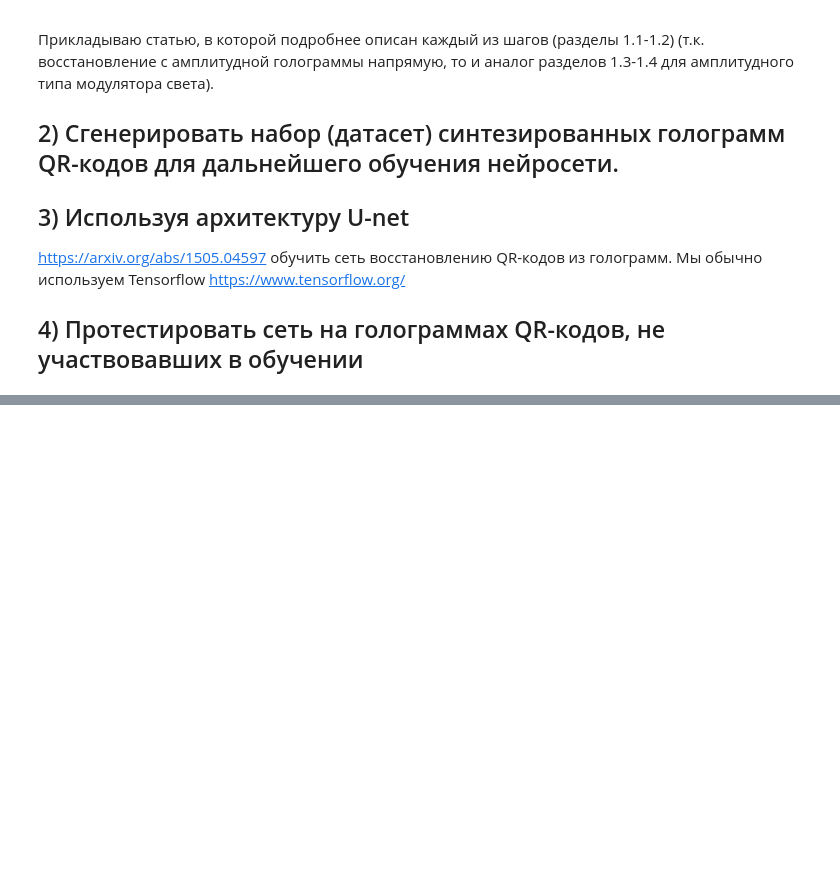
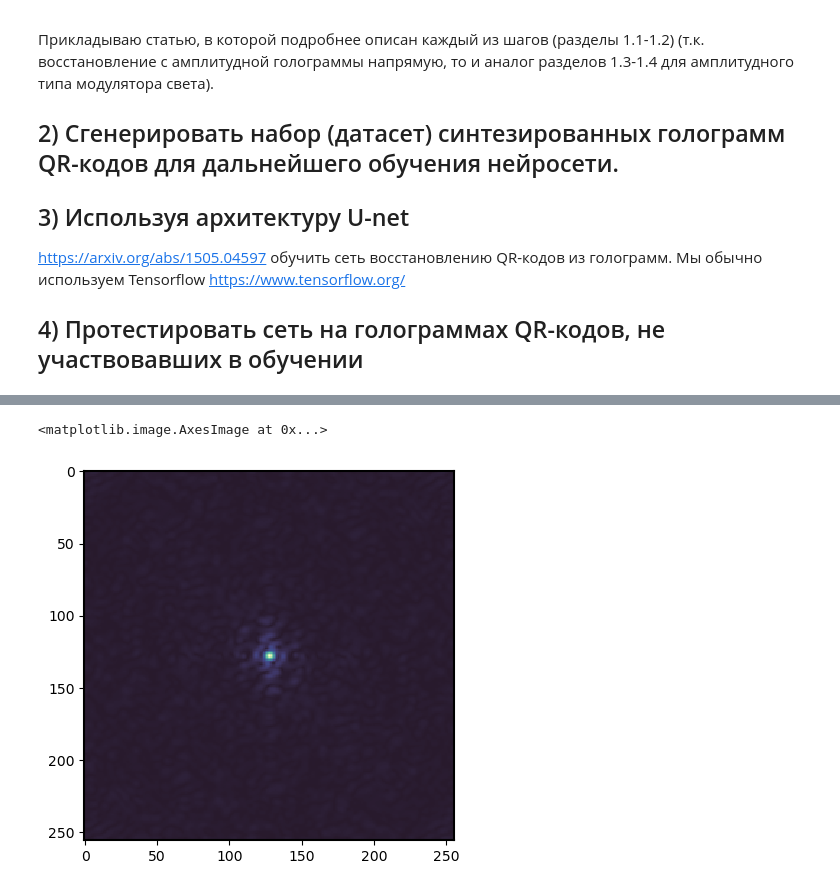
Before and after one commit to DrozdovMK/Hologram, a Jupyter notebook: InternTest.ipynb, the cells around one changed output, grey strips where cells are left out. Cells and saved outputs as stored; diff of their text form; code cells hidden in the pictures; blank space fills up the shorter version.

```diff
--- a/InternTest.ipynb
+++ b/InternTest.ipynb
@@ -136,0 +142,5 @@ for i in range(6, 100, 2):
+# %%
+plt.imshow(np.abs(fftshift(fft2(ifftshift((np.abs(object_field)**2))))))
+# %% [output]
+<matplotlib.image.AxesImage at 0x...>
+[figure, added]
```
Also changed, not shown: parts of 4 cells of this notebook.
